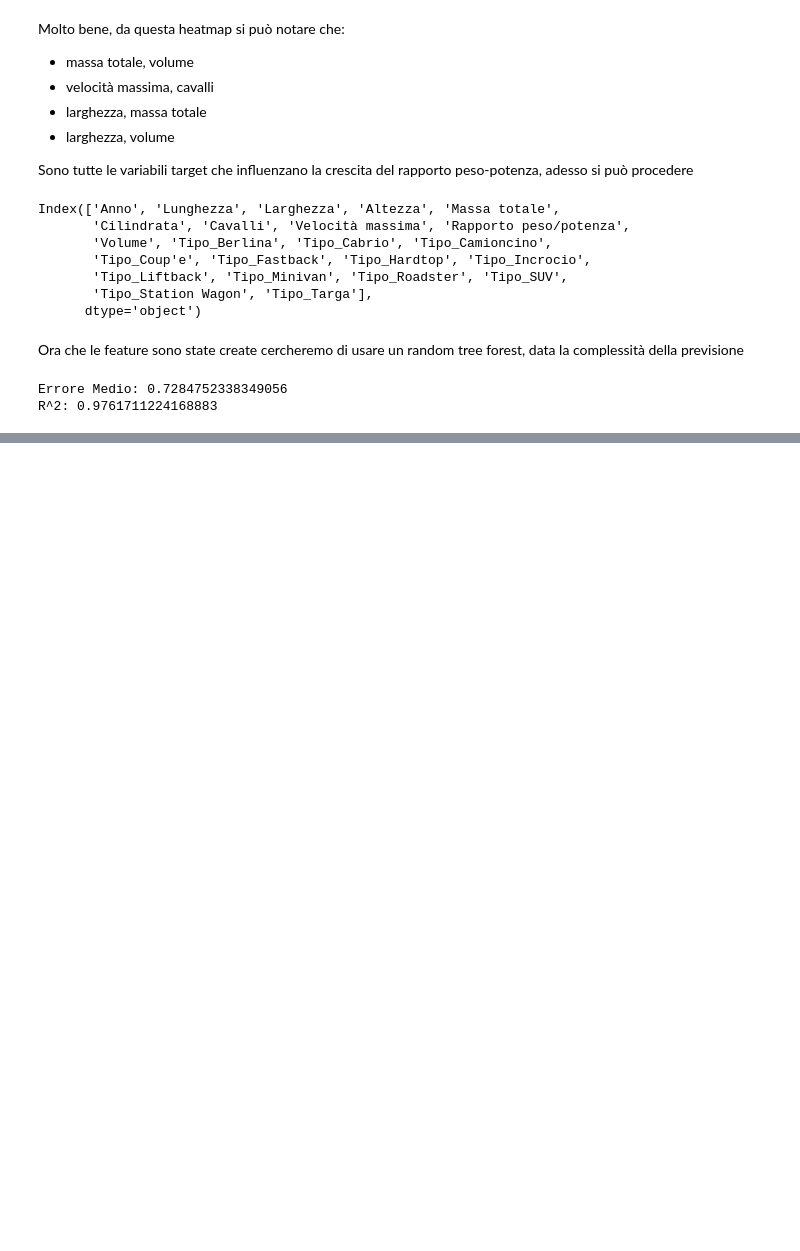
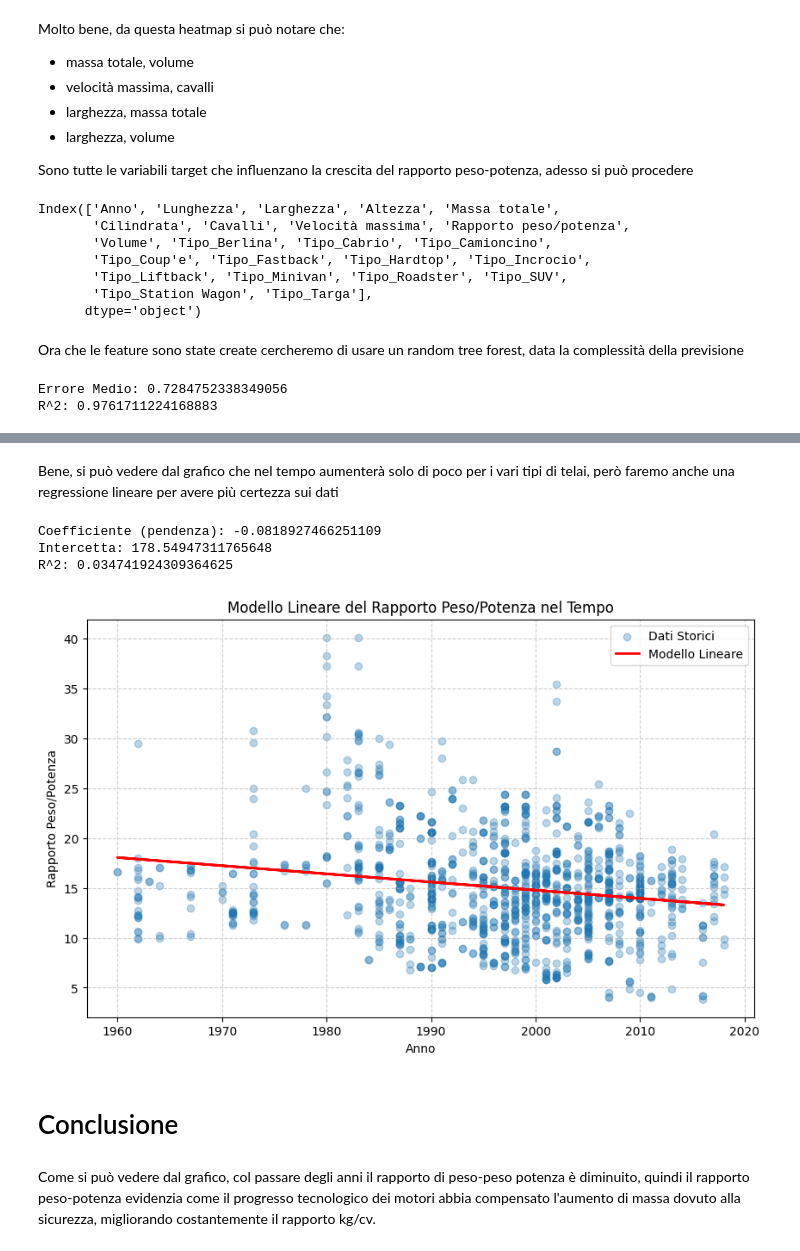
Before and after one commit to JacopoFoschi2/ElaboratoBigData, a Jupyter notebook: big_data.ipynb, the cells around one changed output, grey strips where cells are left out. Cells and saved outputs as stored; diff of their text form; code cells hidden in the pictures; blank space fills up the shorter version.

```diff
--- a/big_data.ipynb
+++ b/big_data.ipynb
@@ -541,0 +544,36 @@ plt.show()
+# %% [markdown]
+Bene, si può vedere dal grafico che nel tempo aumenterà solo di poco per i vari tipi di telai, però faremo anche una regressione lineare per avere più certezza sui dati
+# %%
+from sklearn.linear_model import LinearRegression
+
+X_linear = df[['Anno']]
+y_linear = df['Rapporto peso/potenza']
+
+modello = LinearRegression()
+modello.fit(X_linear, y_linear)
+
+y_pred_linear = modello.predict(X_linear)
+
+print(f"Coefficiente (pendenza): {modello.coef_[0]}")
+print(f"Intercetta: {modello.intercept_}")
+print(f"R^2: {r2_score(y_linear, y_pred_linear)}")
+# %% [output]
+Coefficiente (pendenza): -0.0818927466251109
+Intercetta: 178.54947311765648
+R^2: 0.034741924309364625
+# %%
+plt.figure(figsize=(10, 6))
+plt.scatter(X_linear, y_linear, alpha=0.3, label='Dati Storici')
+plt.plot(X_linear, y_pred_linear, color='red', label='Modello Lineare', linewidth=2)
+plt.title('Modello Lineare del Rapporto Peso/Potenza nel Tempo')
+plt.xlabel('Anno')
+plt.ylabel('Rapporto Peso/Potenza')
+plt.legend()
+plt.grid(True, linestyle='--', alpha=0.6)
+plt.show()
+# %% [output]
+[figure, added]
+# %% [markdown]
+# Conclusione
+# %% [markdown]
+Come si può vedere dal grafico, col passare degli anni il rapporto di peso-peso potenza è diminuito, quindi il rapporto peso-potenza evidenzia come il progresso tecnologico dei motori abbia compensato l'aumento di massa dovuto alla sicurezza, migliorando costantemente il rapporto kg/cv.
```
Also changed, not shown: parts of 1 cell of this notebook.
